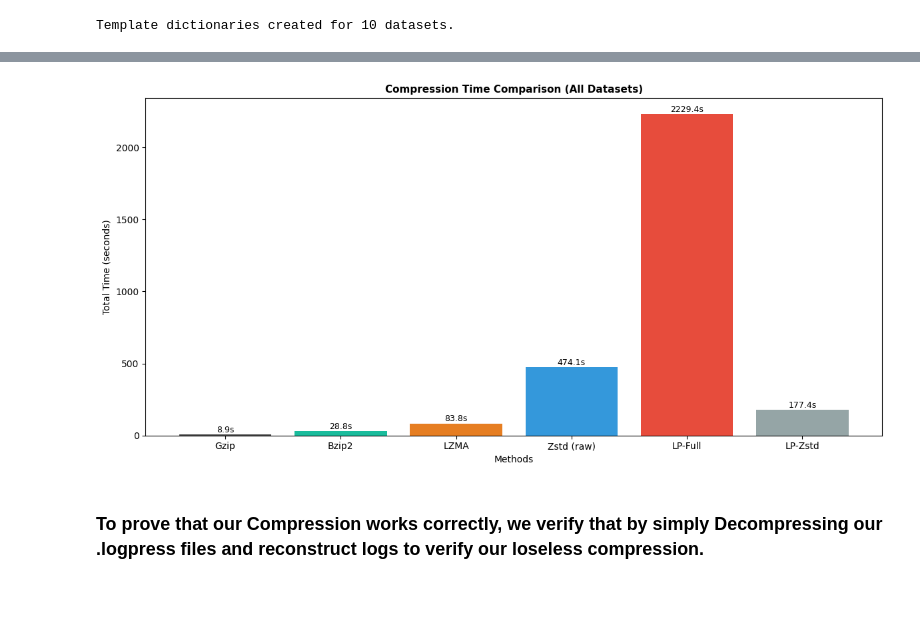
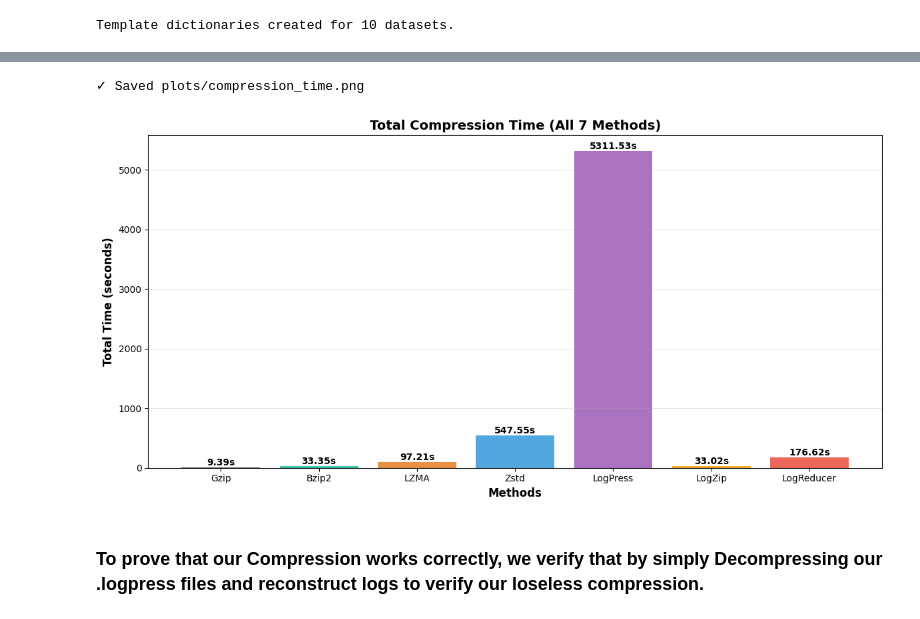
Before and after one commit to adam-bouafia/LogPress, a Jupyter notebook: LogPress.ipynb, the cells around one changed output, grey strips where cells are left out. Cells and saved outputs as stored; diff of their text form; code cells hidden in the pictures.

```diff
--- a/LogPress.ipynb
+++ b/LogPress.ipynb
@@ -2201,7 +2963,7 @@ Saved to tables/compression_times.csv
 # Plots Visualization of compression results
 
 dataset_names = list(compression_results.keys())
-methods = ["gzip", "bzip2", "lzma", "zstd_raw", "logpress"]
-colors = ["#4A4A4A", "#1ABC9C", "#E67E22", "#3498DB", "#95A5A6"]
-method_labels = ["Gzip", "Bzip2", "LZMA", "Zstd (raw)", "LogPress"]
+methods = ["gzip", "bzip2", "lzma", "zstd_raw", "logpress", "logzip", "logreducer"]
+colors = ["#4A4A4A", "#1ABC9C", "#E67E22", "#3498DB", "#9B59B6", "#F39C12", "#E74C3C"]
+method_labels = ["Gzip", "Bzip2", "LZMA", "Zstd", "LogPress", "LogZip", "LogReducer"]
 # %%
@@ -2254,35 +3034,35 @@ plt.show()
 # %%
-# Chart 3: Total compression time per method (with LP-Full vs LP-Zstd)
+# Chart 3: Total compression time per method (ALL 7 METHODS)
 fig, ax3 = plt.subplots(figsize=(12, 6))
-
-# Labels and colors for 6 methods
-chart_labels = ["Gzip", "Bzip2", "LZMA", "Zstd (raw)", "LP-Full", "LP-Zstd"]
-chart_colors = ["#4A4A4A", "#1ABC9C", "#E67E22", "#3498DB", "#E74C3C", "#95A5A6"]
 
 total_times = [
     sum(compression_results[name]["gzip_time"] for name in dataset_names),
     sum(compression_results[name]["bzip2_time"] for name in dataset_names),
     sum(compression_results[name]["lzma_time"] for name in dataset_names),
     sum(compression_results[name]["zstd_raw_time"] for name in dataset_names),
     sum(compression_results[name]["logpress_time"] for name in dataset_names),
-    sum(compression_results[name]["zstd_only_time"] for name in dataset_names),
+    sum(compression_results[name].get("logzip_time", 0) for name in dataset_names),
+    sum(compression_results[name].get("logreducer_time", 0) for name in dataset_names),
 ]
 
-bars = ax3.bar(chart_labels, total_times, color=chart_colors)
-ax3.set_xlabel("Methods", fontsize=10)
-ax3.set_ylabel("Total Time (seconds)", fontsize=10)
-ax3.set_title("Compression Time Comparison (All Datasets)", fontsize=11, fontweight='bold')
+bars = ax3.bar(method_labels, total_times, color=colors, alpha=0.85)
+ax3.set_xlabel("Methods", fontsize=12, fontweight='bold')
+ax3.set_ylabel("Total Time (seconds)", fontsize=12, fontweight='bold')
+ax3.set_title("Total Compression Time (All 7 Methods)", fontsize=14, fontweight='bold')
 
+# Add value labels
 for bar, t in zip(bars, total_times):
-    ax3.text(bar.get_x() + bar.get_width()/2, bar.get_height() + 0.5,
-             f"{t:.1f}s", ha="center", va="bottom", fontsize=9)
+    ax3.text(bar.get_x() + bar.get_width()/2, bar.get_height() + 0.1,
+             f'{t:.2f}s', ha='center', va='bottom', fontsize=10, fontweight='bold')
 
-
+ax3.grid(axis='y', alpha=0.3)
 plt.tight_layout()
 plt.savefig('plots/compression_time.png', dpi=300, bbox_inches='tight')
+print("Saved plots/compression_time.png")
 plt.show()
 # %% [output]
+✓ Saved plots/compression_time.png
-[figure, old version]
+[figure, new version]
 # %% [markdown]
 ### To prove that our Compression works correctly, we verify that by simply Decompressing our .logpress files and reconstruct logs to verify our loseless compression.
 # %%
```
Also changed, not shown: parts of 28 cells of this notebook, 56 other files.
